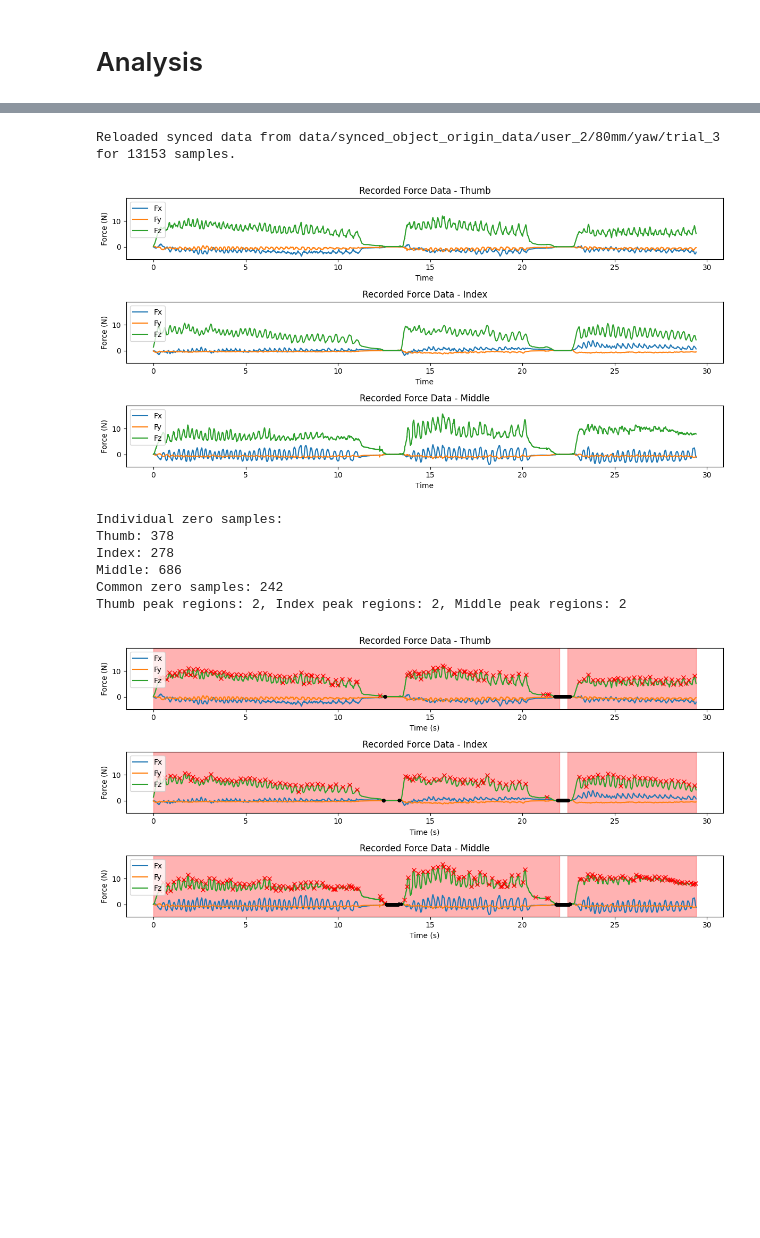
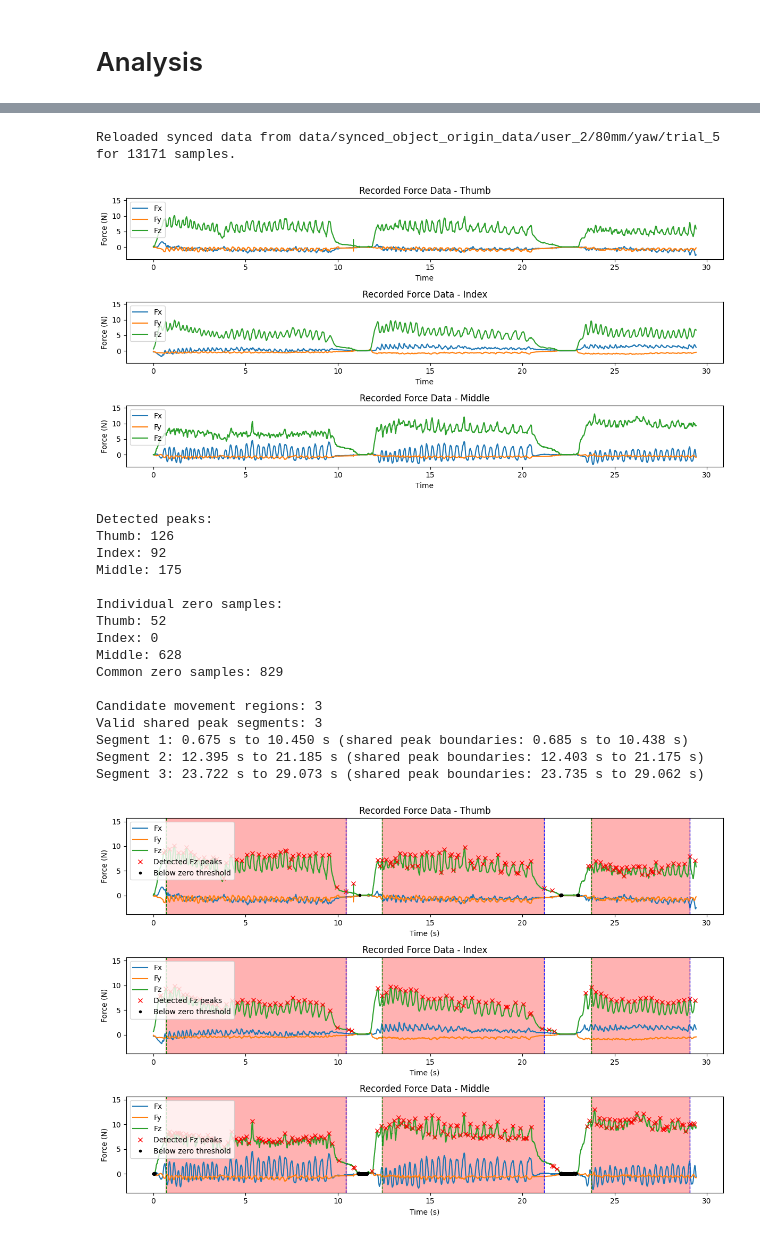
Before and after one commit to Cuberkk/Finger_Manipulation_with_position_sensor, a Jupyter notebook: single_case_object_origin_force_data_analysis.ipynb, the cells around one changed output, grey strips where cells are left out. Saved outputs shown, nothing was run; the diff lists cells and outputs as text; code cells hidden in the pictures; blank space fills up the shorter version.

```diff
--- a/single_case_object_origin_force_data_analysis.ipynb
+++ b/single_case_object_origin_force_data_analysis.ipynb
@@ -16,7 +16,7 @@ data_root = 'data'
 user_number = '2'  # matches recorder -u / --user-number
 diameter_mm = 80  # matches recorder -s / --diameter-mm
 task_performed = 'yaw'  # matches recorder -t / --task-performed
-trial_number = '3'  # matches recorder -tn / --trial-number
+trial_number = '5'  # matches recorder -tn / --trial-number
 
 
 def get_trial_dir(data_root, user_number, diameter_mm, task_performed, trial_number):
@@ -604,21 +768,31 @@ Saved middle synced data to data/synced_object_origin_data/user_2/80mm/yaw/trial
 force_data, synced_time = load_synced_data(synced_dir)
 print(f'Reloaded synced data from {synced_dir} for {force_data.shape[0]} samples.')
 # %% [output]
-Reloaded synced data from data/synced_object_origin_data/user_2/80mm/yaw/trial_3 for 13153 samples.
+Reloaded synced data from data/synced_object_origin_data/user_2/80mm/yaw/trial_5 for 13171 samples.
 # %%
 quick_visualization(force_data, synced_time, visualize_data='recorded')
 # %% [output]
-[figure, old version]
+[figure, new version]
 # %%
-masked_data = mask_calculation( force_data, synced_time, data_height=0.5, zero_height=zero_height)
+masked_data = mask_calculation( force_data, synced_time, data_height=0.5, zero_height=zero_height, low_force_height=0.8, visualize=True, peak_pad=5, min_zero_duration=50)
 # %% [output]
+Detected peaks:
+Thumb: 126
+Index: 92
+Middle: 175
+
 Individual zero samples:
-Thumb: 378
-Index: 278
-Middle: 686
-Common zero samples: 242
-Thumb peak regions: 2, Index peak regions: 2, Middle peak regions: 2
+Thumb: 52
+Index: 0
+Middle: 628
+Common zero samples: 829
+
+Candidate movement regions: 3
+Valid shared peak segments: 3
+Segment 1: 0.675 s to 10.450 s (shared peak boundaries: 0.685 s to 10.438 s)
+Segment 2: 12.395 s to 21.185 s (shared peak boundaries: 12.403 s to 21.175 s)
+Segment 3: 23.722 s to 29.073 s (shared peak boundaries: 23.735 s to 29.062 s)
-[figure, old version]
+[figure, new version]
 # %%
 os.makedirs(os.path.dirname(file_dir), exist_ok=True)
 
```
Also changed, not shown: parts of 5 cells of this notebook, 7 other files.
